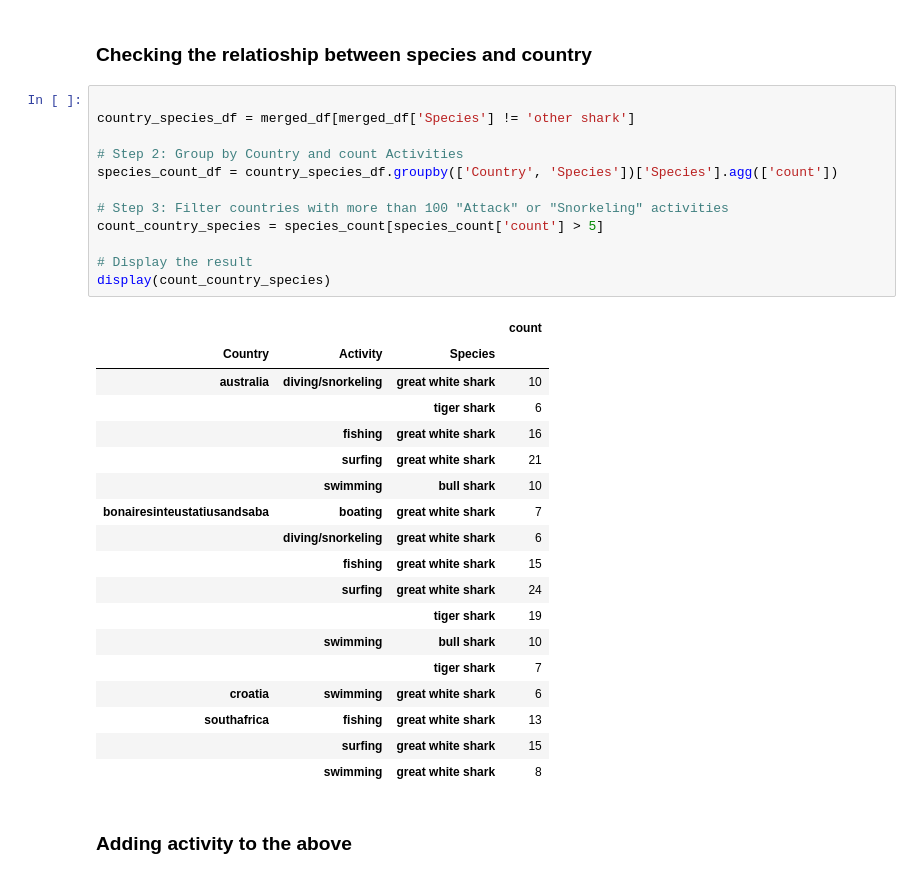
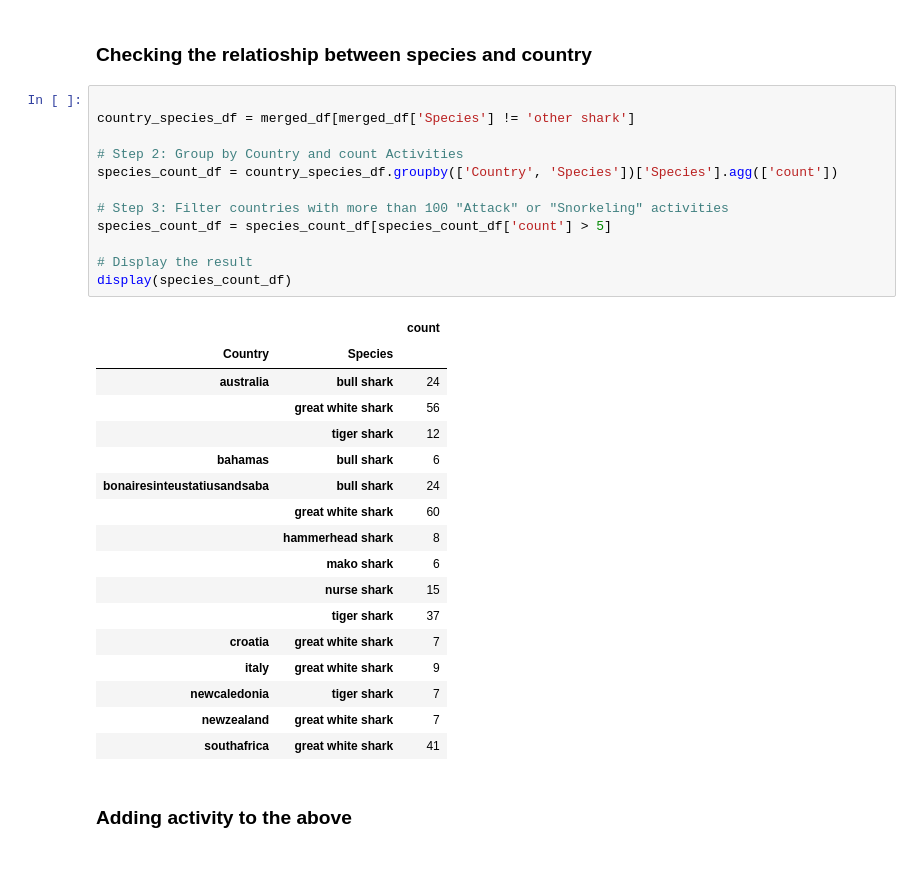
Before and after one commit to Zeineb-November25/baby_shark, a Jupyter notebook: merged_shark.ipynb, the cells around one changed output. Saved outputs shown, nothing was run; the diff lists cells and outputs as text.

```diff
--- a/merged_shark.ipynb
+++ b/merged_shark.ipynb
@@ -528,34 +511,33 @@ pivot_df.head(20)
 # %%
 
 country_species_df = merged_df[merged_df['Species'] != 'other shark']
 
 # Step 2: Group by Country and count Activities
 species_count_df = country_species_df.groupby(['Country', 'Species'])['Species'].agg(['count'])
 
 # Step 3: Filter countries with more than 100 "Attack" or "Snorkeling" activities
-count_country_species = species_count[species_count['count'] > 5]
+species_count_df = species_count_df[species_count_df['count'] > 5]
 
 # Display the result
-display(count_country_species)
+display(species_count_df)
 # %% [output]
-|  |  |  | count |
-| Country | Activity | Species |  |
-| australia | diving/snorkeling | great white shark | 10 |
-|  |  | tiger shark | 6 |
-|  | fishing | great white shark | 16 |
-|  | surfing | great white shark | 21 |
-|  | swimming | bull shark | 10 |
-| bonairesinteustatiusandsaba | boating | great white shark | 7 |
-|  | diving/snorkeling | great white shark | 6 |
-|  | fishing | great white shark | 15 |
-|  | surfing | great white shark | 24 |
-|  |  | tiger shark | 19 |
-|  | swimming | bull shark | 10 |
-|  |  | tiger shark | 7 |
-| croatia | swimming | great white shark | 6 |
-| southafrica | fishing | great white shark | 13 |
-|  | surfing | great white shark | 15 |
-|  | swimming | great white shark | 8 |
+|  |  | count |
+| Country | Species |  |
+| australia | bull shark | 24 |
+|  | great white shark | 56 |
+|  | tiger shark | 12 |
+| bahamas | bull shark | 6 |
+| bonairesinteustatiusandsaba | bull shark | 24 |
+|  | great white shark | 60 |
+|  | hammerhead shark | 8 |
+|  | mako shark | 6 |
+|  | nurse shark | 15 |
+|  | tiger shark | 37 |
+| croatia | great white shark | 7 |
+| italy | great white shark | 9 |
+| newcaledonia | tiger shark | 7 |
+| newzealand | great white shark | 7 |
+| southafrica | great white shark | 41 |
 # %% [markdown]
 ### Adding activity to the above
 # %%
```
Also changed, not shown: parts of 14 cells of this notebook.
